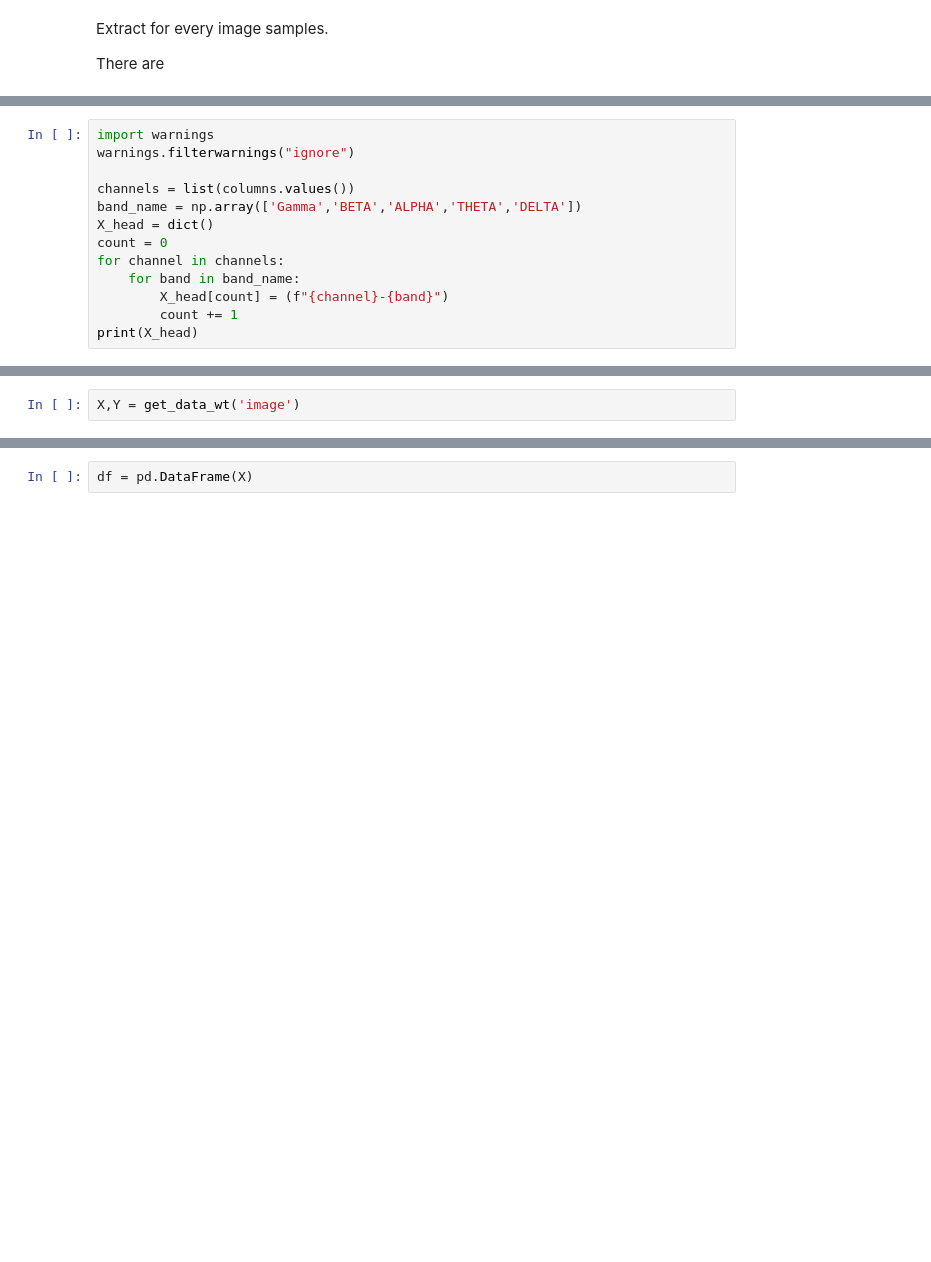
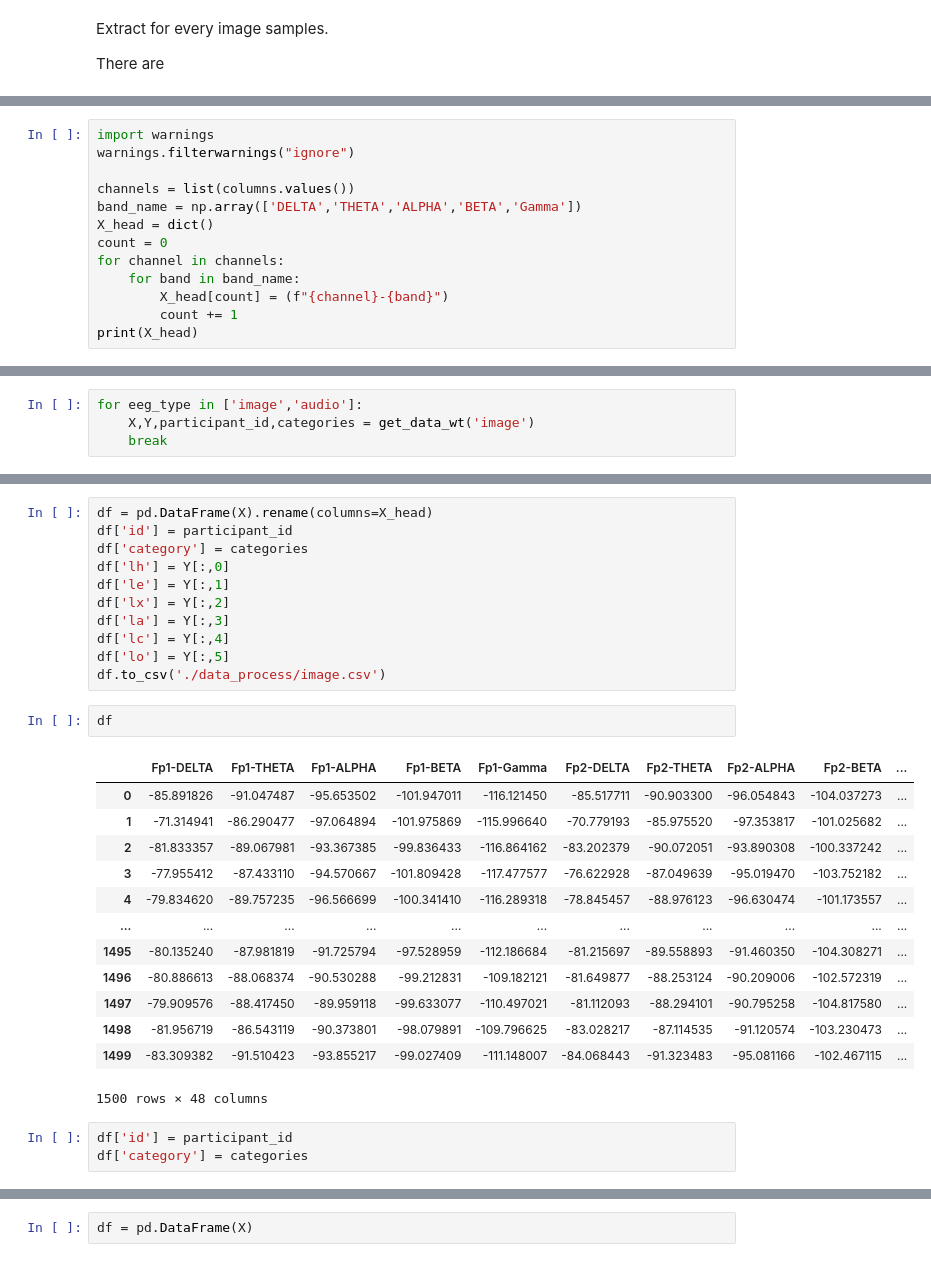
Before and after one commit to akraradets/2021JanHCI, a Jupyter notebook: 3-preprocess/9-report.ipynb, the cells around one changed output, grey strips where cells are left out. Drawn from its saved outputs; the diff is of its cells as text; blank space fills up the shorter version.

Commit message:
prepare image

```diff
--- a/3-preprocess/9-report.ipynb
+++ b/3-preprocess/9-report.ipynb
@@ -209,7 +224,7 @@ import warnings
 warnings.filterwarnings("ignore")
 
 channels = list(columns.values())
-band_name = np.array(['Gamma','BETA','ALPHA','THETA','DELTA'])
+band_name = np.array(['DELTA','THETA','ALPHA','BETA','Gamma'])
 X_head = dict()
 count = 0
 for channel in channels:
@@ -222,2 +236,0 @@ print(X_head)
-# %%
-X,Y = get_data_wt('image')
@@ -241,0 +237,4 @@ X,Y = get_data_wt('image')
+# %%
+for eeg_type in ['image','audio']:
+    X,Y,participant_id,categories = get_data_wt('image')
+    break
@@ -241,0 +259,30 @@ X,Y = get_data_wt('image')
+# %%
+df = pd.DataFrame(X).rename(columns=X_head)
+df['id'] = participant_id
+df['category'] = categories
+df['lh'] = Y[:,0]
+df['le'] = Y[:,1]
+df['lx'] = Y[:,2]
+df['la'] = Y[:,3]
+df['lc'] = Y[:,4]
+df['lo'] = Y[:,5]
+df.to_csv('./data_process/image.csv')
+# %%
+df
+# %% [output]
+|  | Fp1-DELTA | Fp1-THETA | Fp1-ALPHA | Fp1-BETA | Fp1-Gamma | Fp2-DELTA | Fp2-THETA | Fp2-ALPHA | Fp2-BETA | ... |
+| 0 | -85.891826 | -91.047487 | -95.653502 | -101.947011 | -116.121450 | -85.517711 | -90.903300 | -96.054843 | -104.037273 | ... |
+| 1 | -71.314941 | -86.290477 | -97.064894 | -101.975869 | -115.996640 | -70.779193 | -85.975520 | -97.353817 | -101.025682 | ... |
+| 2 | -81.833357 | -89.067981 | -93.367385 | -99.836433 | -116.864162 | -83.202379 | -90.072051 | -93.890308 | -100.337242 | ... |
+| 3 | -77.955412 | -87.433110 | -94.570667 | -101.809428 | -117.477577 | -76.622928 | -87.049639 | -95.019470 | -103.752182 | ... |
+| 4 | -79.834620 | -89.757235 | -96.566699 | -100.341410 | -116.289318 | -78.845457 | -88.976123 | -96.630474 | -101.173557 | ... |
+| ... | ... | ... | ... | ... | ... | ... | ... | ... | ... | ... |
+| 1495 | -80.135240 | -87.981819 | -91.725794 | -97.528959 | -112.186684 | -81.215697 | -89.558893 | -91.460350 | -104.308271 | ... |
+| 1496 | -80.886613 | -88.068374 | -90.530288 | -99.212831 | -109.182121 | -81.649877 | -88.253124 | -90.209006 | -102.572319 | ... |
+| 1497 | -79.909576 | -88.417450 | -89.959118 | -99.633077 | -110.497021 | -81.112093 | -88.294101 | -90.795258 | -104.817580 | ... |
+| 1498 | -81.956719 | -86.543119 | -90.373801 | -98.079891 | -109.796625 | -83.028217 | -87.114535 | -91.120574 | -103.230473 | ... |
+| 1499 | -83.309382 | -91.510423 | -93.855217 | -99.027409 | -111.148007 | -84.068443 | -91.323483 | -95.081166 | -102.467115 | ... |
+1500 rows × 48 columns
+# %%
+df['id'] = participant_id
+df['category'] = categories
```
Also changed, not shown: parts of 8 cells of this notebook, 1 other file.
